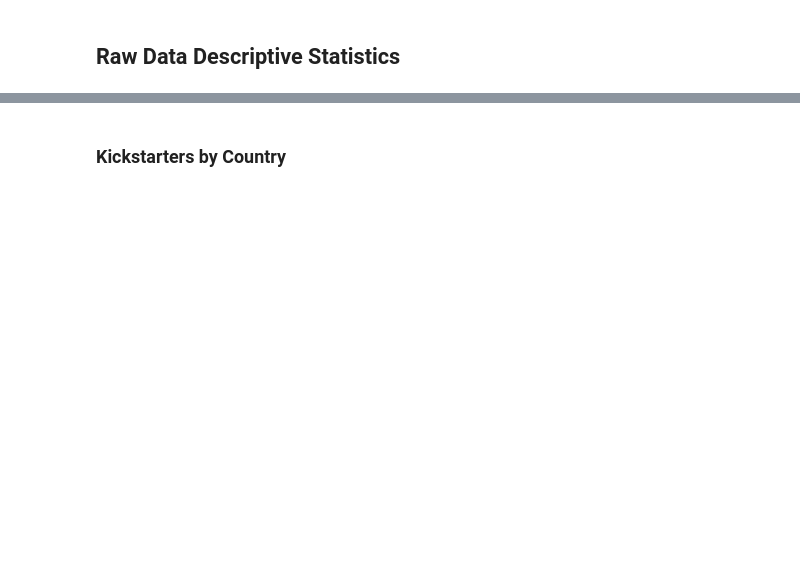
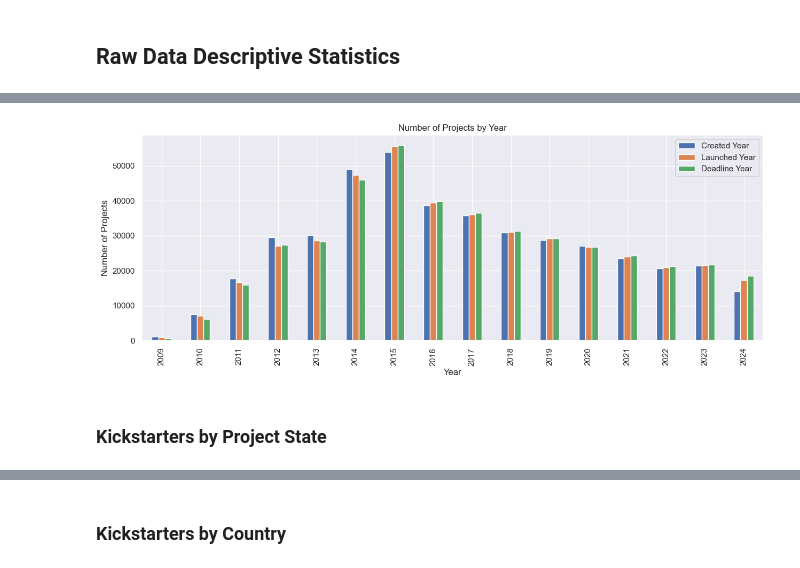
Before and after one commit to sahilpatil98/kickstarter-JMP, a Jupyter notebook: data-analysis/descriptive_statistics.ipynb, the cells around one changed output, grey strips where cells are left out. Saved outputs shown, nothing was run; the diff lists cells and outputs as text; code cells hidden in the pictures; blank space fills up the shorter version.

Commit message:
increased detail in descriptive_statistics of raw data

```diff
--- a/data-analysis/descriptive_statistics.ipynb
+++ b/data-analysis/descriptive_statistics.ipynb
@@ -42,0 +64,13 @@ print(data.columns.tolist())
+# %%
+# Show statistics of data by created year, launched year, and deadline year
+data['created_at'] = pd.to_datetime(data['created_at'], unit='s')
+data['launched_at'] = pd.to_datetime(data['launched_at'], unit='s')
+data['deadline'] = pd.to_datetime(data['deadline'], unit='s')
+
+data['created_year'] = data['created_at'].dt.year
+data['launched_year'] = data['launched_at'].dt.year
+data['deadline_year'] = data['deadline'].dt.year
+
+# Show in one dataframe
+years = pd.concat([data['created_year'].value_counts(), data['launched_year'].value_counts(), data['deadline_year'].value_counts()], axis = 1, keys=['Created Year', 'Launched Year', 'Deadline Year'])
+years.sort_index()
@@ -42,0 +95,11 @@ print(data.columns.tolist())
+# %%
+# Show in one plot
+years.sort_index().plot(kind='bar', figsize=(15, 5))
+plt.title('Number of Projects by Year')
+plt.xlabel('Year')
+plt.ylabel('Number of Projects')
+plt.show()
+# %% [output]
+[figure, added]
+# %% [markdown]
+### Kickstarters by Project State
```
Also changed, not shown: parts of 16 cells of this notebook.
